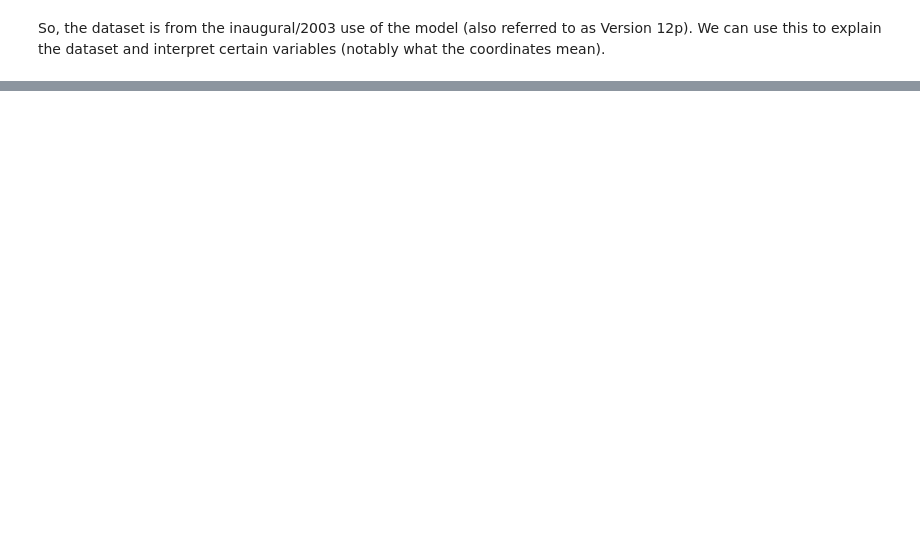
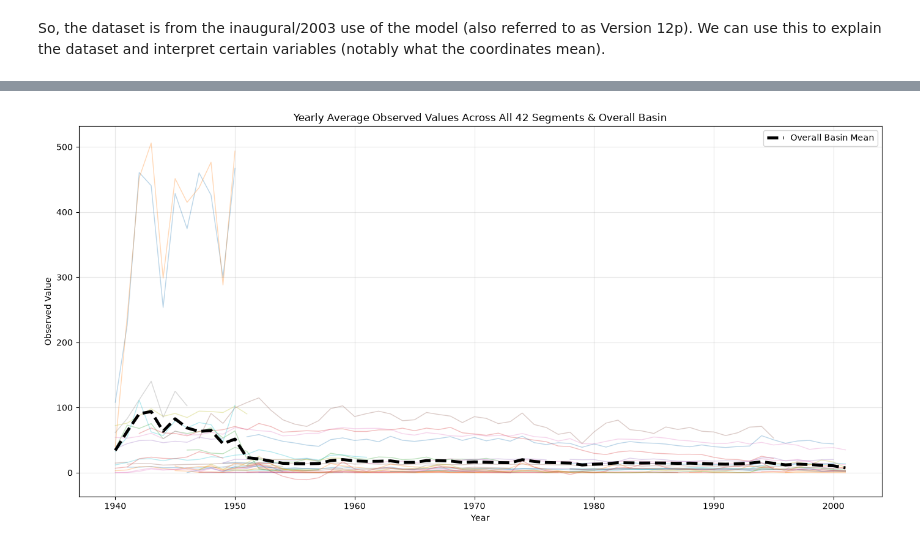
Before and after one commit to SmuckersJam/CS5830P6, a Jupyter notebook: project6.ipynb, the cells around one changed output, grey strips where cells are left out. Cells and saved outputs as stored; diff of their text form; code cells hidden in the pictures; blank space fills up the shorter version.

```diff
--- a/project6.ipynb
+++ b/project6.ipynb
@@ -88,0 +174,47 @@ So, the dataset is from the inaugural/2003 use of the model (also referred to as
+# %%
+
+
+
+
+# 2. Group by Year and Segment for ALL segments (no filtering)
+segment_yearly = df.groupby(['Year', 'Segment_id'])['Observed'].mean().unstack()
+
+# 3. Calculate the overall mean across all segments for each year
+segment_yearly['Overall Mean'] = df.groupby('Year')['Observed'].mean()
+
+# 4. Plotting
+plt.figure(figsize=(14, 7))
+
+for col in segment_yearly.columns:
+  if col == 'Overall Mean':
+    # Style the overall mean distinctly so it stands out prominently
+    plt.plot(
+        segment_yearly.index,
+        segment_yearly[col],
+        label='Overall Basin Mean',
+        color='black',
+        linewidth=3.5,
+        linestyle='--',
+        zorder=10,
+    )
+  else:
+    # Plot individual segment lines with low opacity (alpha) to avoid a cluttered legend/view
+    plt.plot(
+        segment_yearly.index,
+        segment_yearly[col],
+        alpha=0.3,
+        linewidth=1,
+        label='_nolegend_',
+    )
+
+plt.title(
+    'Yearly Average Observed Values Across All 42 Segments & Overall Basin'
+)
+plt.xlabel('Year')
+plt.ylabel('Observed Value')
+plt.legend(loc='upper right')
+plt.grid(True, alpha=0.3)
+plt.tight_layout()
+plt.show()
+# %% [output]
+[figure, added]
```
Also changed, not shown: parts of 11 cells of this notebook, 1 other file.
